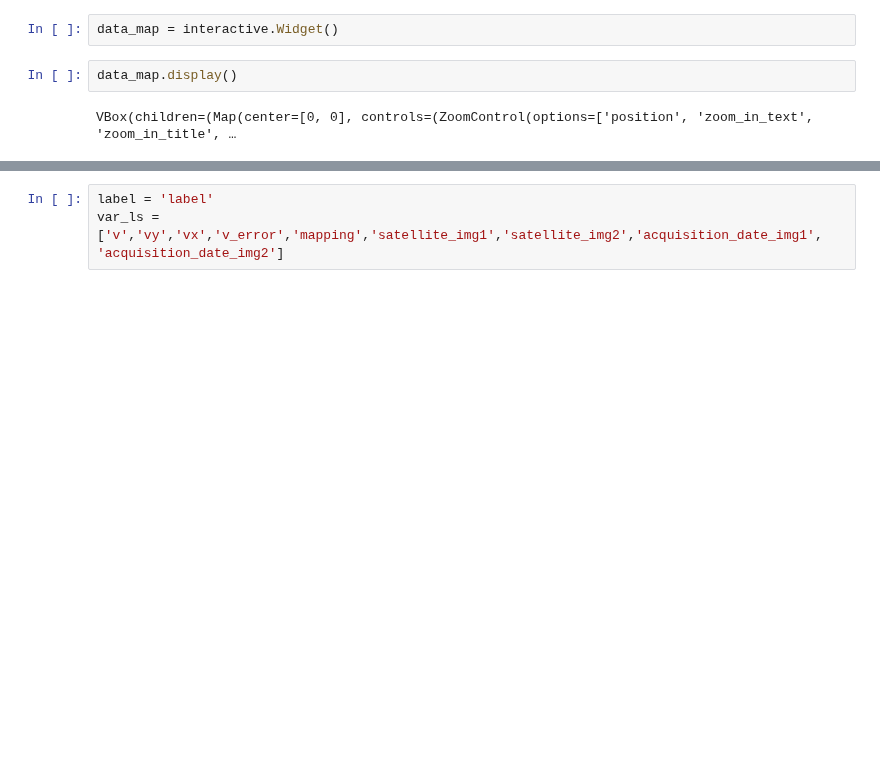
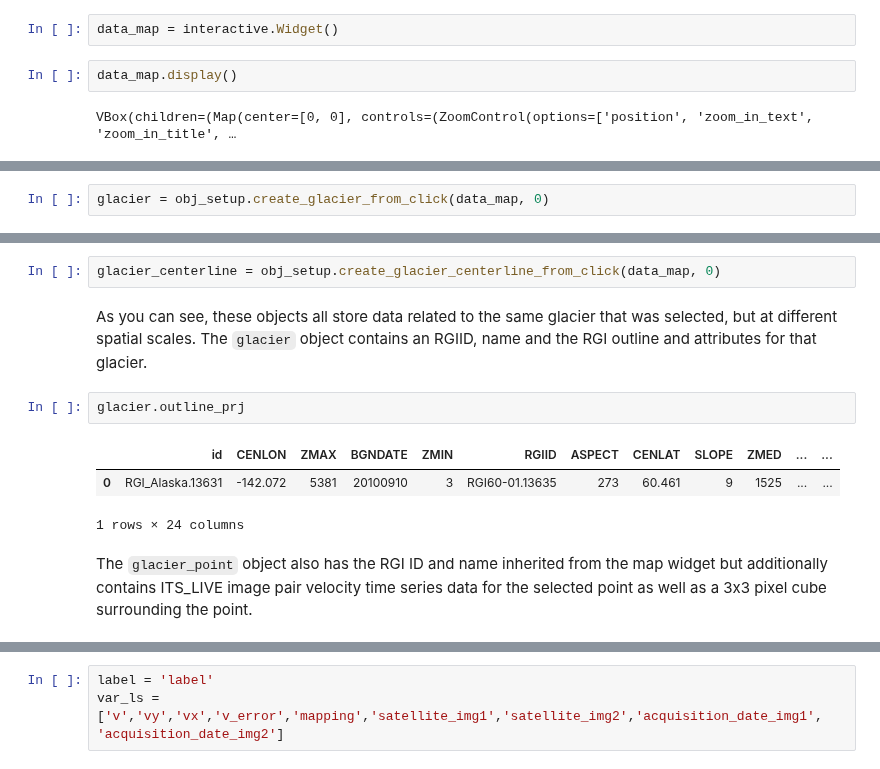
Before and after one commit to vdevauxchupin/ITS_LIVE_TOOL, a Jupyter notebook: nbs/index.ipynb, the cells around one changed output, grey strips where cells are left out. Drawn from its saved outputs; the diff is of its cells as text; blank space fills up the shorter version.

```diff
--- a/nbs/index.ipynb
+++ b/nbs/index.ipynb
@@ -91,0 +120,2 @@ Other input information you will need is:
+# %%
+glacier = obj_setup.create_glacier_from_click(data_map, 0)
@@ -91,0 +133,12 @@ Other input information you will need is:
+# %%
+glacier_centerline = obj_setup.create_glacier_centerline_from_click(data_map, 0)
+# %% [markdown]
+As you can see, these objects all store data related to the same glacier that was selected, but at different spatial scales. The `glacier` object contains an RGIID, name and the RGI outline and attributes for that glacier.
+# %%
+glacier.outline_prj
+# %% [output]
+|  | id | CENLON | ZMAX | BGNDATE | ZMIN | RGIID | ASPECT | CENLAT | SLOPE | ZMED | ... | ... |
+| 0 | RGI_Alaska.13631 | -142.072 | 5381 | 20100910 | 3 | RGI60-01.13635 | 273 | 60.461 | 9 | 1525 | ... | ... |
+1 rows × 24 columns
+# %% [markdown]
+The `glacier_point` object also has the RGI ID and name inherited from the map widget but additionally contains ITS_LIVE image pair velocity time series data for the selected point as well as a 3x3 pixel cube surrounding the point.
```
Also changed, not shown: parts of 37 cells of this notebook, 8 other files.
